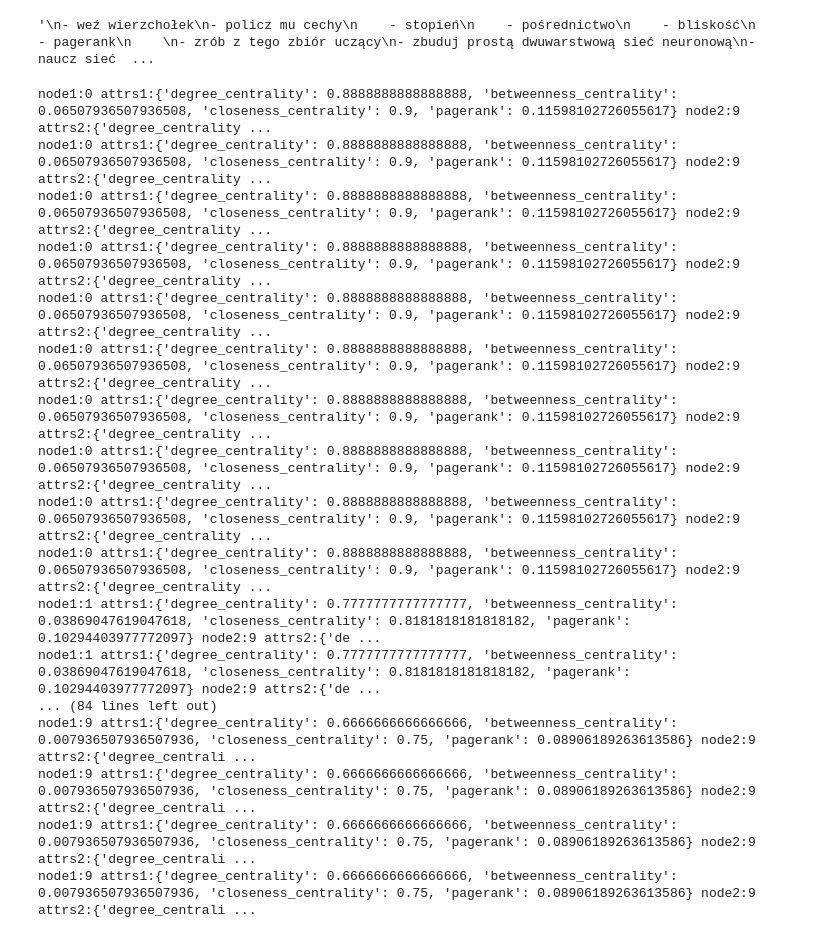
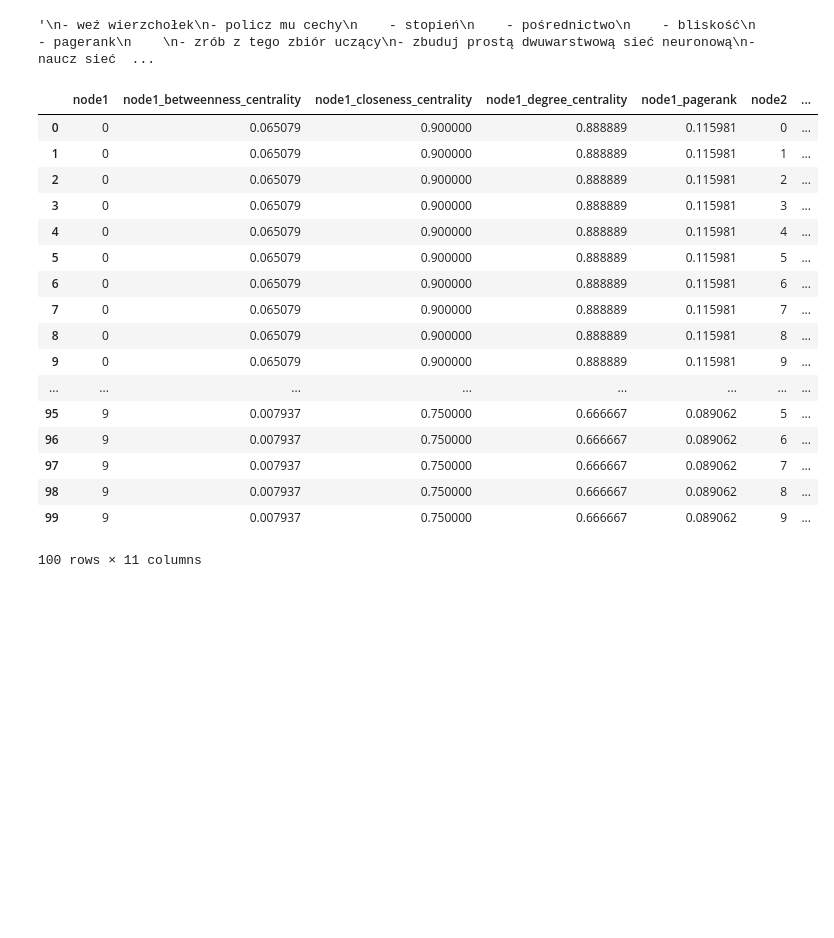
Before and after one commit to wmikolajczyk/complex-network-analysis, a Jupyter notebook: Prototyping.ipynb, the cells around one changed output. Cells and saved outputs as stored; diff of their text form; code cells hidden in the pictures; blank space fills up the shorter version.

Commit message:
Get training df

```diff
--- a/Prototyping.ipynb
+++ b/Prototyping.ipynb
@@ -138,30 +138,52 @@ def attach_attributes(graph):
         }
         graph.node[node_id].update(node_attributes)
 # %%
+def get_attributes(node_attributes, prefix):
+    attributes_dict = {
+        prefix + key: value
+        for key, value in node_attributes
+    }
+    return attributes_dict
+
 def graph_to_training_set(graph):
     adj_matrix = nx.adjacency_matrix(graph)
     idxs = range(adj_matrix.shape[0])
+    rows = []
     for node1_id in idxs:
+        attrs1 = get_attributes(graph.node[node1_id].items(), 'node1_')
         for node2_id in idxs:
-            print('node1:{} attrs1:{} node2:{} attrs2:{} num_of_conn:{}'.format(
-                node1_id, graph.node[node1_id], node2, graph.node[node2_id], adj_matrix[node1_id, node2_id]))
+            attrs2 = get_attributes(graph.node[node2_id].items(), 'node2_')
+            row = {
+                'node1': node1_id,
+                'node2': node2_id,
+                'num_of_conn': adj_matrix[node1_id, node2_id]
+            }
+            row.update(attrs1)
+            row.update(attrs2)
+            rows.append(row)
+    return rows
-# %%
-graph_to_training_set(graph1)
-# %% [output]
-node1:0 attrs1:{'degree_centrality': 0.8888888888888888, 'betweenness_centrality': 0.06507936507936508, 'closeness_centrality': 0.9, 'pagerank': 0.11598102726055617} node2:9 attrs2:{'degree_centrality ...
-node1:0 attrs1:{'degree_centrality': 0.8888888888888888, 'betweenness_centrality': 0.06507936507936508, 'closeness_centrality': 0.9, 'pagerank': 0.11598102726055617} node2:9 attrs2:{'degree_centrality ...
-node1:0 attrs1:{'degree_centrality': 0.8888888888888888, 'betweenness_centrality': 0.06507936507936508, 'closeness_centrality': 0.9, 'pagerank': 0.11598102726055617} node2:9 attrs2:{'degree_centrality ...
-node1:0 attrs1:{'degree_centrality': 0.8888888888888888, 'betweenness_centrality': 0.06507936507936508, 'closeness_centrality': 0.9, 'pagerank': 0.11598102726055617} node2:9 attrs2:{'degree_centrality ...
-node1:0 attrs1:{'degree_centrality': 0.8888888888888888, 'betweenness_centrality': 0.06507936507936508, 'closeness_centrality': 0.9, 'pagerank': 0.11598102726055617} node2:9 attrs2:{'degree_centrality ...
-node1:0 attrs1:{'degree_centrality': 0.8888888888888888, 'betweenness_centrality': 0.06507936507936508, 'closeness_centrality': 0.9, 'pagerank': 0.11598102726055617} node2:9 attrs2:{'degree_centrality ...
-node1:0 attrs1:{'degree_centrality': 0.8888888888888888, 'betweenness_centrality': 0.06507936507936508, 'closeness_centrality': 0.9, 'pagerank': 0.11598102726055617} node2:9 attrs2:{'degree_centrality ...
-node1:0 attrs1:{'degree_centrality': 0.8888888888888888, 'betweenness_centrality': 0.06507936507936508, 'closeness_centrality': 0.9, 'pagerank': 0.11598102726055617} node2:9 attrs2:{'degree_centrality ...
-node1:0 attrs1:{'degree_centrality': 0.8888888888888888, 'betweenness_centrality': 0.06507936507936508, 'closeness_centrality': 0.9, 'pagerank': 0.11598102726055617} node2:9 attrs2:{'degree_centrality ...
-node1:0 attrs1:{'degree_centrality': 0.8888888888888888, 'betweenness_centrality': 0.06507936507936508, 'closeness_centrality': 0.9, 'pagerank': 0.11598102726055617} node2:9 attrs2:{'degree_centrality ...
-node1:1 attrs1:{'degree_centrality': 0.7777777777777777, 'betweenness_centrality': 0.03869047619047618, 'closeness_centrality': 0.8181818181818182, 'pagerank': 0.10294403977772097} node2:9 attrs2:{'de ...
-node1:1 attrs1:{'degree_centrality': 0.7777777777777777, 'betweenness_centrality': 0.03869047619047618, 'closeness_centrality': 0.8181818181818182, 'pagerank': 0.10294403977772097} node2:9 attrs2:{'de ...
-... (84 lines left out)
-node1:9 attrs1:{'degree_centrality': 0.6666666666666666, 'betweenness_centrality': 0.007936507936507936, 'closeness_centrality': 0.75, 'pagerank': 0.08906189263613586} node2:9 attrs2:{'degree_centrali ...
-node1:9 attrs1:{'degree_centrality': 0.6666666666666666, 'betweenness_centrality': 0.007936507936507936, 'closeness_centrality': 0.75, 'pagerank': 0.08906189263613586} node2:9 attrs2:{'degree_centrali ...
-node1:9 attrs1:{'degree_centrality': 0.6666666666666666, 'betweenness_centrality': 0.007936507936507936, 'closeness_centrality': 0.75, 'pagerank': 0.08906189263613586} node2:9 attrs2:{'degree_centrali ...
-node1:9 attrs1:{'degree_centrality': 0.6666666666666666, 'betweenness_centrality': 0.007936507936507936, 'closeness_centrality': 0.75, 'pagerank': 0.08906189263613586} node2:9 attrs2:{'degree_centrali ...
+# %%
+import pandas as pd
+
+graph1_rows = graph_to_training_set(graph1)
+df = pd.DataFrame(graph1_rows)
+df
+# %% [output]
+|  | node1 | node1_betweenness_centrality | node1_closeness_centrality | node1_degree_centrality | node1_pagerank | node2 | ... |
+| 0 | 0 | 0.065079 | 0.900000 | 0.888889 | 0.115981 | 0 | ... |
+| 1 | 0 | 0.065079 | 0.900000 | 0.888889 | 0.115981 | 1 | ... |
+| 2 | 0 | 0.065079 | 0.900000 | 0.888889 | 0.115981 | 2 | ... |
+| 3 | 0 | 0.065079 | 0.900000 | 0.888889 | 0.115981 | 3 | ... |
+| 4 | 0 | 0.065079 | 0.900000 | 0.888889 | 0.115981 | 4 | ... |
+| 5 | 0 | 0.065079 | 0.900000 | 0.888889 | 0.115981 | 5 | ... |
+| 6 | 0 | 0.065079 | 0.900000 | 0.888889 | 0.115981 | 6 | ... |
+| 7 | 0 | 0.065079 | 0.900000 | 0.888889 | 0.115981 | 7 | ... |
+| 8 | 0 | 0.065079 | 0.900000 | 0.888889 | 0.115981 | 8 | ... |
+| 9 | 0 | 0.065079 | 0.900000 | 0.888889 | 0.115981 | 9 | ... |
+| ... | ... | ... | ... | ... | ... | ... | ... |
+| 95 | 9 | 0.007937 | 0.750000 | 0.666667 | 0.089062 | 5 | ... |
+| 96 | 9 | 0.007937 | 0.750000 | 0.666667 | 0.089062 | 6 | ... |
+| 97 | 9 | 0.007937 | 0.750000 | 0.666667 | 0.089062 | 7 | ... |
+| 98 | 9 | 0.007937 | 0.750000 | 0.666667 | 0.089062 | 8 | ... |
+| 99 | 9 | 0.007937 | 0.750000 | 0.666667 | 0.089062 | 9 | ... |
+100 rows × 11 columns
```
